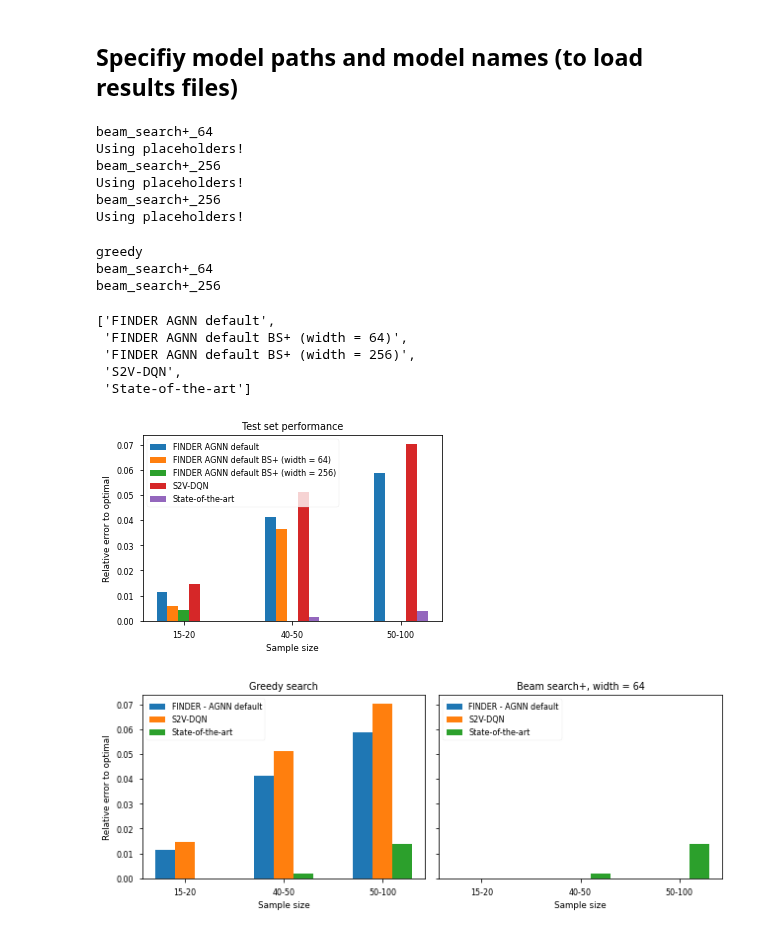
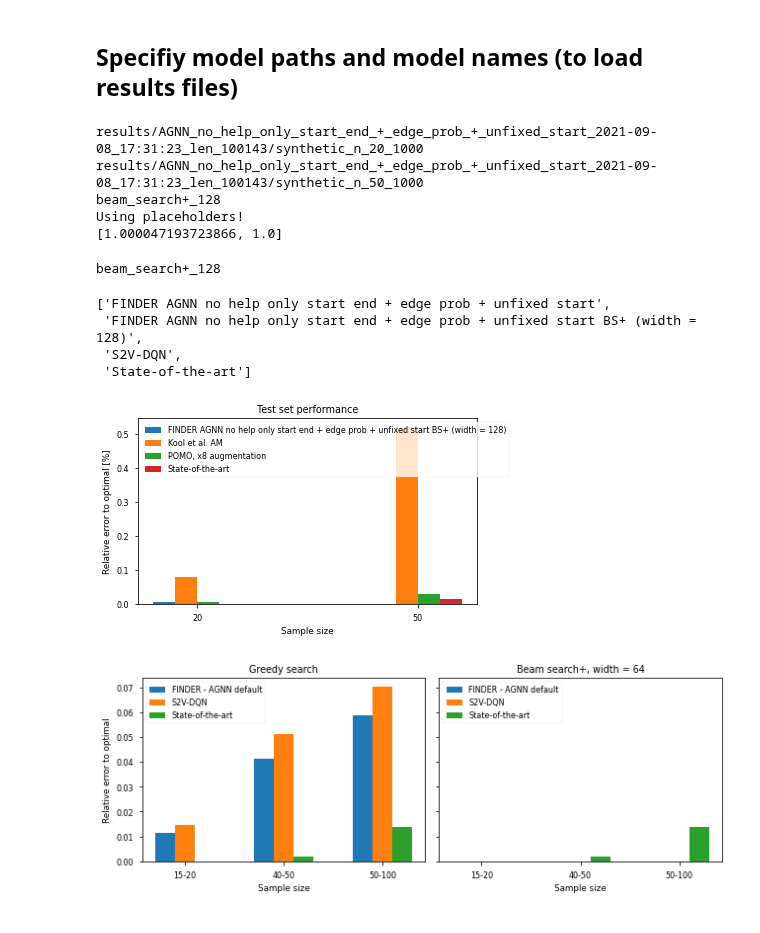
Before and after one commit to dschaub95/FINDER-TSP, a Jupyter notebook: FINDER_synthetic_test_visualization.ipynb, the cells around one changed output. Cells and saved outputs as stored; diff of their text form; code cells hidden in the pictures.

Commit message:
updated test pipeline

```diff
--- a/FINDER_synthetic_test_visualization.ipynb
+++ b/FINDER_synthetic_test_visualization.ipynb
@@ -20,7 +20,8 @@ test_set_2 = 'tsp_min-n=50_max-n=100_num-graph=1000_type=random'
 test_set_names = [test_set_0, test_set_1, test_set_2]
 # %%
 test_set_0 = 'synthetic_n_20_1000'
-test_set_names = [test_set_0]
+test_set_1 = 'synthetic_n_50_1000'
+test_set_names = [test_set_0, test_set_1]
 # %% [markdown]
 ## Specifiy model paths and model names (to load results files)
 # %%
@@ -47,8 +48,7 @@ model_names = [
 ]
 search_strategies = [
     [
-        'greedy',
-        'beam_search+_128',
+        'beam_search+_128'
 
     ]
 
@@ -62,22 +62,26 @@ for k, model_name in enumerate(model_names):
         means, stds = get_test_approx_ratios_for_model(test_set_names, model_name, search_strategy=search_strategy)
         mean_approx_ratios.append(means)
         std_approx_ratios.append(stds)
+        print(means)
+end_idx = len(test_set_names)
+# s2v_dqn_mean_approx_ratios = [1.0147]#, 1.0511, 1.0702]
+kool_am_approx_ratios = [1.0008, 1.0052, 1.0226][0:end_idx]
+pomo_approx_ratios = [1.00004, 1.0003, 1.0014][0:end_idx]
+sota_approx_ratios = [1.0000004, 1.000145, 1.00037][0:end_idx]
 
-s2v_dqn_mean_approx_ratios = [1.0147, 1.0511, 1.0702]
-sota_approx_ratios = [1.0000, 1.00145, 1.0037]
-
-mean_approx_ratios.append(s2v_dqn_mean_approx_ratios)
+# mean_approx_ratios.append(s2v_dqn_mean_approx_ratios)
+mean_approx_ratios.append(kool_am_approx_ratios)
+mean_approx_ratios.append(pomo_approx_ratios)
 mean_approx_ratios.append(sota_approx_ratios)
-mean_errors = [list(np.array(entry) - 1) for entry in mean_approx_ratios]
+mean_errors = [list(100 * (np.array(entry) - 1)) for entry in mean_approx_ratios]
 # %% [output]
-beam_search+_64
+results/AGNN_no_help_only_start_end_+_edge_prob_+_unfixed_start_2021-09-08_17:31:23_len_100143/synthetic_n_20_1000
+results/AGNN_no_help_only_start_end_+_edge_prob_+_unfixed_start_2021-09-08_17:31:23_len_100143/synthetic_n_50_1000
+beam_search+_128
 Using placeholders!
-beam_search+_256
-Using placeholders!
-beam_search+_256
-Using placeholders!
+[1.000047193723866, 1.0]
 # %%
-model_names_short = ['FINDER ' + ' '.join(model_name.split('_')[0:-2]) for model_name in model_names]
+model_names_short = ['FINDER ' + ' '.join(model_name.split('_')[0:-4]) for model_name in model_names]
 model_names_search = []
 for k, model_name in enumerate(model_names_short):
     for search_strategy in search_strategies[k]:
@@ -88,44 +92,43 @@ for k, model_name in enumerate(model_names_short):
             width = search_strategy.split('_')[-1]
             new_name = f'{model_name} BS+ (width = {width})'
             model_names_search.append(new_name)
-model_names_search.append('S2V-DQN')
+# model_names_search.append('S2V-DQN')
+model_names_search.append('Kool et al. AM')
+model_names_search.append('POMO, x8 augmentation')
 model_names_search.append('State-of-the-art')
 # %% [output]
-greedy
-beam_search+_64
-beam_search+_256
+beam_search+_128
 # %%
 model_names_search
 # %% [output]
-['FINDER AGNN default',
- 'FINDER AGNN default BS+ (width = 64)',
- 'FINDER AGNN default BS+ (width = 256)',
+['FINDER AGNN no help only start end + edge prob + unfixed start',
+ 'FINDER AGNN no help only start end + edge prob + unfixed start BS+ (width = 128)',
  'S2V-DQN',
  'State-of-the-art']
 # %%
 mpl.style.use('seaborn-paper')
 
-fig, axs = plt.subplots(1, 1, figsize=(5,3.5), sharex=False, sharey=False)
+fig, axs = plt.subplots(1, 1, figsize=(6,3.5), sharex=False, sharey=False)
 
 width = 0.1
 num_test_sets = len(mean_approx_ratios[0])
 num_models = len(mean_approx_ratios)
 # number of testsets
 x = np.arange(0,num_test_sets)
 for k, model_name in enumerate(model_names_search):
     offset = width * num_models / 2 - width / 2
     pos = x + k * width - offset
     axs.bar(pos, mean_errors[k], label=model_name, width=width)
 axs.legend(loc='upper left')
-axs.set_ylabel('Relative error to optimal')
+axs.set_ylabel('Relative error to optimal [%]')
 axs.set_title('Test set performance')
 axs.set_xticks(x)
-axs.set_xticklabels(['15-20', '40-50', '50-100'])
+axs.set_xticklabels(['20', '50'])
 axs.set_xlabel('Sample size')
 plt.tight_layout()
-plt.savefig(f'plots/testset_performance.png', dpi=400)
+plt.savefig(f'plots/testset_performance_new.png', dpi=400)
 # %% [output]
-[figure, old version]
+[figure, new version]
 # %%
 search_strategy = 'greedy'
 
```
Also changed, not shown: 4 other files.
